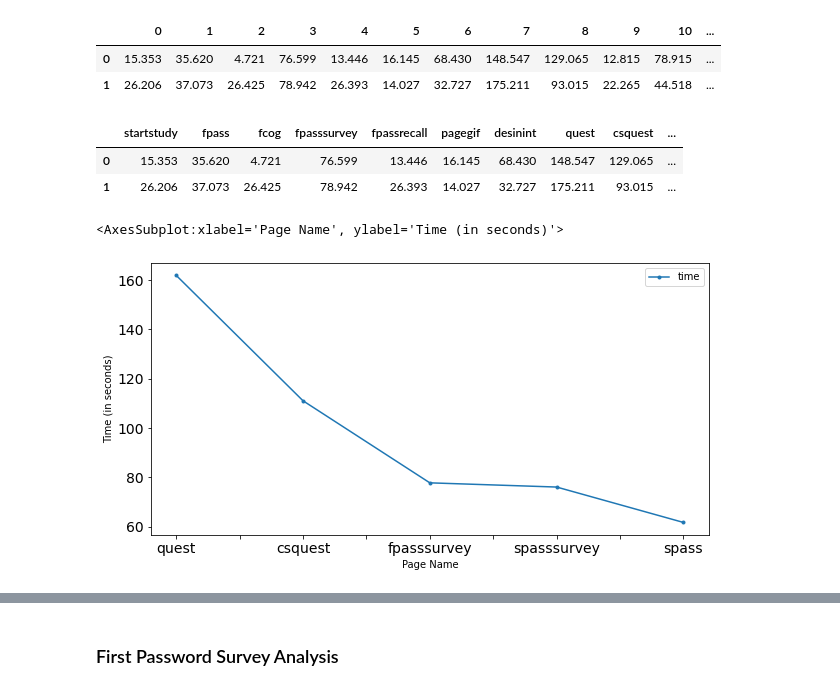
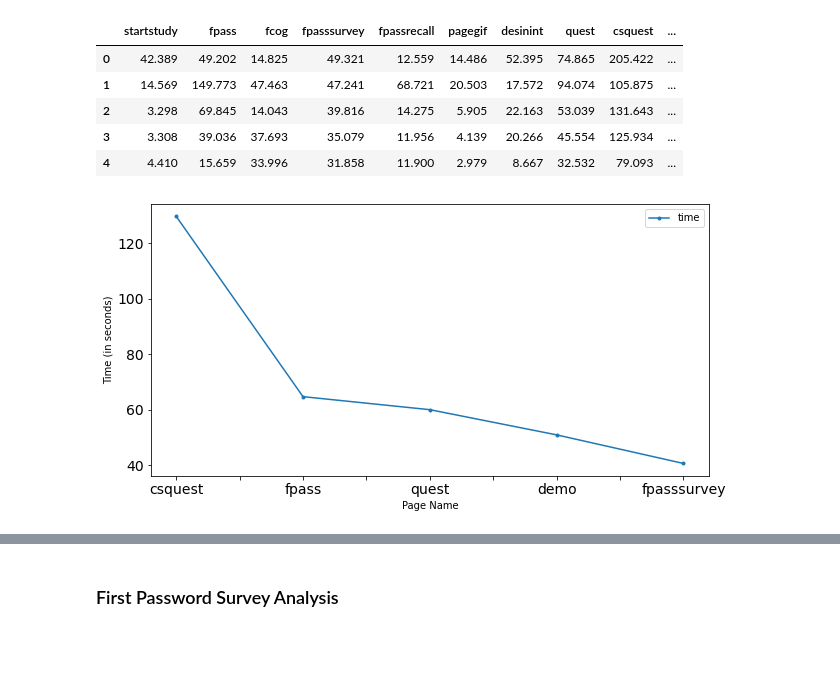
Before and after one commit to rizupaudel/designStudy, a Jupyter notebook: data/analysis.ipynb, the cells around one changed output, grey strips where cells are left out. Drawn from its saved outputs; the diff is of its cells as text; code cells hidden in the pictures; blank space fills up the shorter version.

Commit message:
new data analysis

```diff
--- a/data/analysis.ipynb
+++ b/data/analysis.ipynb
@@ -81,27 +110,25 @@ password_response_df.sort_index(axis=1)
 # %%
 page_time_df = pd.DataFrame(time_response)
-page_time_df_sorted = page_time_df.sort_index(axis=1, key=lambda x: x.astype(int))
-page_time_df_sorted
+page_time_df = page_time_df.sort_index(axis=1, key=lambda x: x.astype(int))
+page_time_df = page_time_df.rename(page_map, axis=1)
+page_time_df['total (mins)'] = page_time_df.sum(axis=1)/60
+page_time_df
 # %% [output]
-|  | 0 | 1 | 2 | 3 | 4 | 5 | 6 | 7 | 8 | 9 | 10 | ... |
-| 0 | 15.353 | 35.620 | 4.721 | 76.599 | 13.446 | 16.145 | 68.430 | 148.547 | 129.065 | 12.815 | 78.915 | ... |
-| 1 | 26.206 | 37.073 | 26.425 | 78.942 | 26.393 | 14.027 | 32.727 | 175.211 | 93.015 | 22.265 | 44.518 | ... |
+|  | startstudy | fpass | fcog | fpasssurvey | fpassrecall | pagegif | desinint | quest | csquest | ... |
+| 0 | 42.389 | 49.202 | 14.825 | 49.321 | 12.559 | 14.486 | 52.395 | 74.865 | 205.422 | ... |
+| 1 | 14.569 | 149.773 | 47.463 | 47.241 | 68.721 | 20.503 | 17.572 | 94.074 | 105.875 | ... |
+| 2 | 3.298 | 69.845 | 14.043 | 39.816 | 14.275 | 5.905 | 22.163 | 53.039 | 131.643 | ... |
+| 3 | 3.308 | 39.036 | 37.693 | 35.079 | 11.956 | 4.139 | 20.266 | 45.554 | 125.934 | ... |
+| 4 | 4.410 | 15.659 | 33.996 | 31.858 | 11.900 | 2.979 | 8.667 | 32.532 | 79.093 | ... |
-# %%
-page_time_df_sorted.rename(page_map, axis=1)
-# %% [output]
-|  | startstudy | fpass | fcog | fpasssurvey | fpassrecall | pagegif | desinint | quest | csquest | ... |
-| 0 | 15.353 | 35.620 | 4.721 | 76.599 | 13.446 | 16.145 | 68.430 | 148.547 | 129.065 | ... |
-| 1 | 26.206 | 37.073 | 26.425 | 78.942 | 26.393 | 14.027 | 32.727 | 175.211 | 93.015 | ... |
 # %%
 # top 5 pages with higher time
 top5 = pd.DataFrame(columns=['page', 'time'])
 for i, data in page_time_df.mean().sort_values(ascending=False).head(5).items():
-    top5 = top5.append(pd.DataFrame([[page_map.get(i), data]], columns=top5.columns), ignore_index=True)
+    top5 = top5.append(pd.DataFrame([[i, data]], columns=top5.columns), ignore_index=True)
 
-top5.plot(x='page', y='time', figsize=(10, 5), xlabel="Page Name", ylabel="Time (in seconds)", fontsize=14, style=".-")
+_ = top5.plot(x='page', y='time', figsize=(10, 5), xlabel="Page Name", ylabel="Time (in seconds)", fontsize=14, style=".-")
 # %% [output]
-<AxesSubplot:xlabel='Page Name', ylabel='Time (in seconds)'>
-[figure, old version]
+[figure, new version]
 # %%
 survey_response_df = pd.DataFrame(survey_response)
 survey_response_df
```
Also changed, not shown: parts of 17 cells of this notebook, 9 other files.
